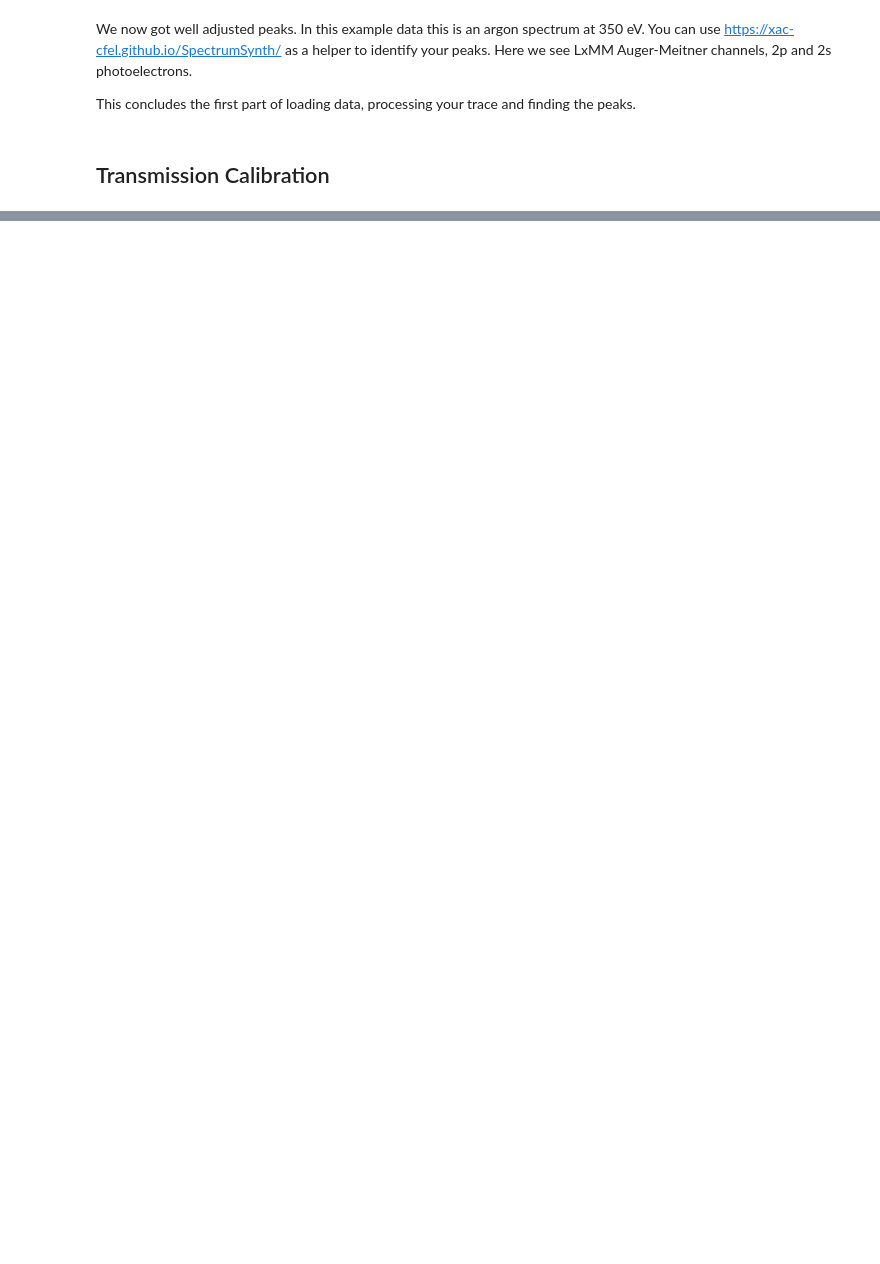
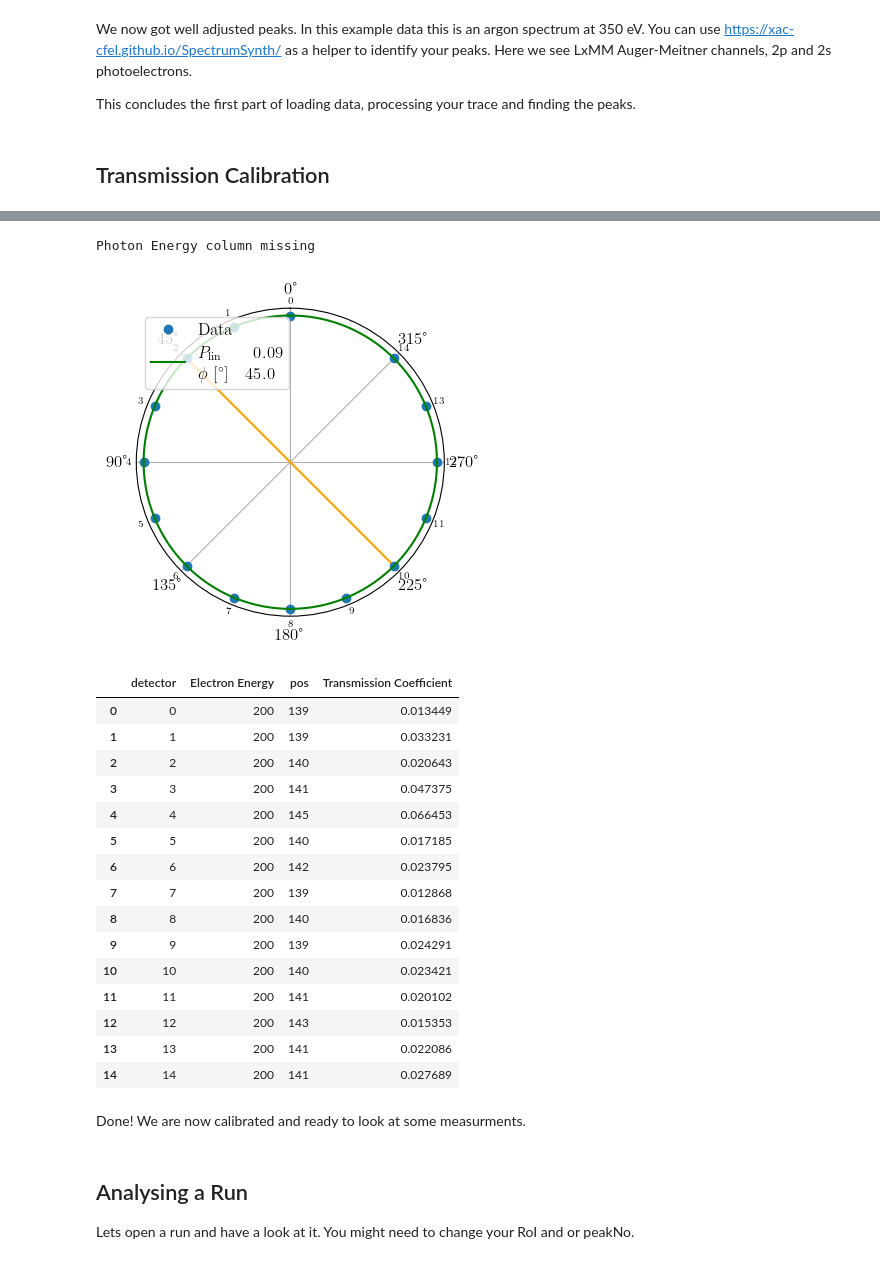
Before and after one commit to XAC-CFEL/PolScope, a Jupyter notebook: HowTo.ipynb, the cells around one changed output, grey strips where cells are left out. Saved outputs shown, nothing was run; the diff lists cells and outputs as text; code cells hidden in the pictures; blank space fills up the shorter version.

```diff
--- a/HowTo.ipynb
+++ b/HowTo.ipynb
@@ -297,0 +325,28 @@ transmissionCoefficients
+# %%
+transmissionCoefficients = ToFPipeline.Calibrate(peakfinder.results).transmission(peakNo = 2, Ekin = 200).transmissionParam
+ToFPipeline.Fitter(peakfinder.results).pol(transParam=transmissionCoefficients, peakNo = 2)
+transmissionCoefficients
+# %% [output]
+Photon Energy column missing
+[figure, added]
+|  | detector | Electron Energy | pos | Transmission Coefficient |
+| 0 | 0 | 200 | 139 | 0.013449 |
+| 1 | 1 | 200 | 139 | 0.033231 |
+| 2 | 2 | 200 | 140 | 0.020643 |
+| 3 | 3 | 200 | 141 | 0.047375 |
+| 4 | 4 | 200 | 145 | 0.066453 |
+| 5 | 5 | 200 | 140 | 0.017185 |
+| 6 | 6 | 200 | 142 | 0.023795 |
+| 7 | 7 | 200 | 139 | 0.012868 |
+| 8 | 8 | 200 | 140 | 0.016836 |
+| 9 | 9 | 200 | 139 | 0.024291 |
+| 10 | 10 | 200 | 140 | 0.023421 |
+| 11 | 11 | 200 | 141 | 0.020102 |
+| 12 | 12 | 200 | 143 | 0.015353 |
+| 13 | 13 | 200 | 141 | 0.022086 |
+| 14 | 14 | 200 | 141 | 0.027689 |
+# %% [markdown]
+Done! We are now calibrated and ready to look at some measurments.
+# %% [markdown]
+## Analysing a Run
+Lets open a run and have a look at it. You might need to change your RoI and or peakNo.
```
Also changed, not shown: parts of 16 cells of this notebook, 2 other files.
